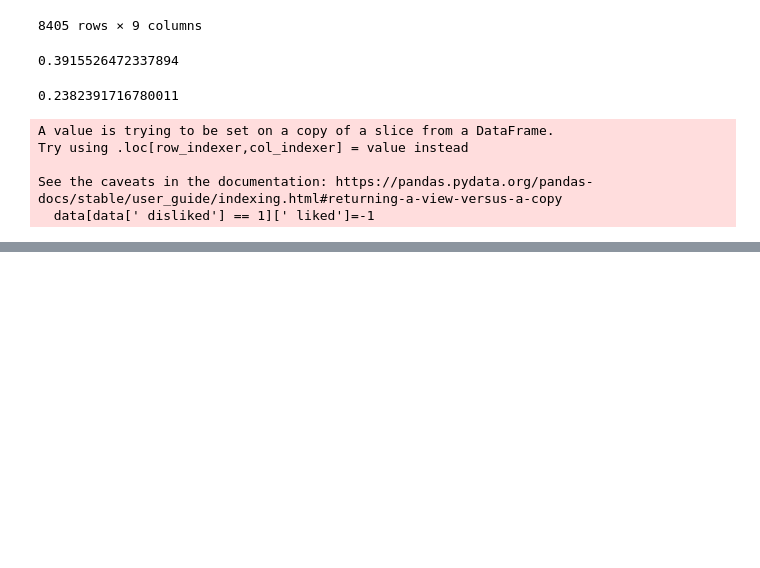
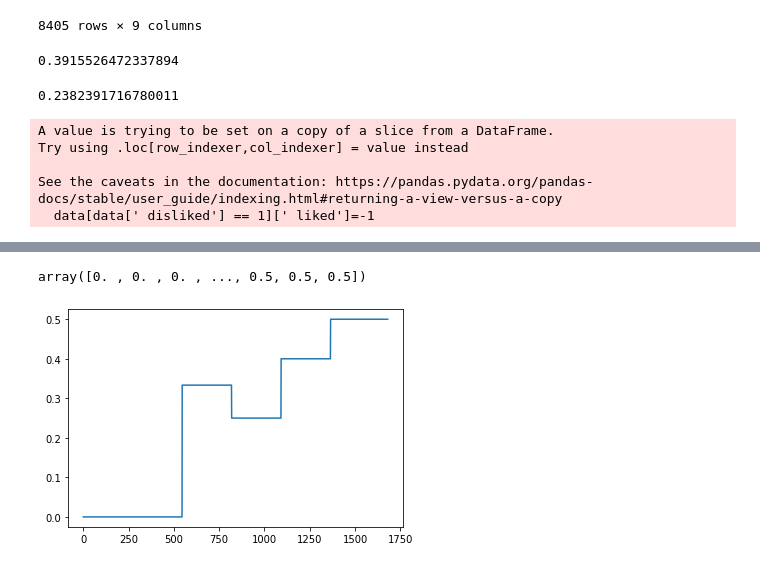
Before and after one commit to Sharp90/recommendation, a Jupyter notebook: induced_musical_emotion.ipynb, the cells around one changed output, grey strips where cells are left out. Cells and saved outputs as stored; diff of their text form; code cells hidden in the pictures; blank space fills up the shorter version.

```diff
--- a/induced_musical_emotion.ipynb
+++ b/induced_musical_emotion.ipynb
@@ -127,6 +128,8 @@ np.var(data[' liked'])
 0.2382391716780011
 # %%
 data[data[' disliked'] == 1][' liked']=-1
+mood = data[' mood'].to_numpy()
+mood = (mood - 1) / 4
 # %% [output]
 A value is trying to be set on a copy of a slice from a DataFrame.
 Try using .loc[row_indexer,col_indexer] = value instead
@@ -167,0 +170,6 @@ array([0.        , 0.5       , 0.33333333, ..., 0.49374628, 0.49404762,
+# %%
+plt.plot(error_list)
+error_list
+# %% [output]
+array([0. , 0. , 0. , ..., 0.5, 0.5, 0.5])
+[figure, added]
```
Also changed, not shown: parts of 7 cells of this notebook, 1 other file.
